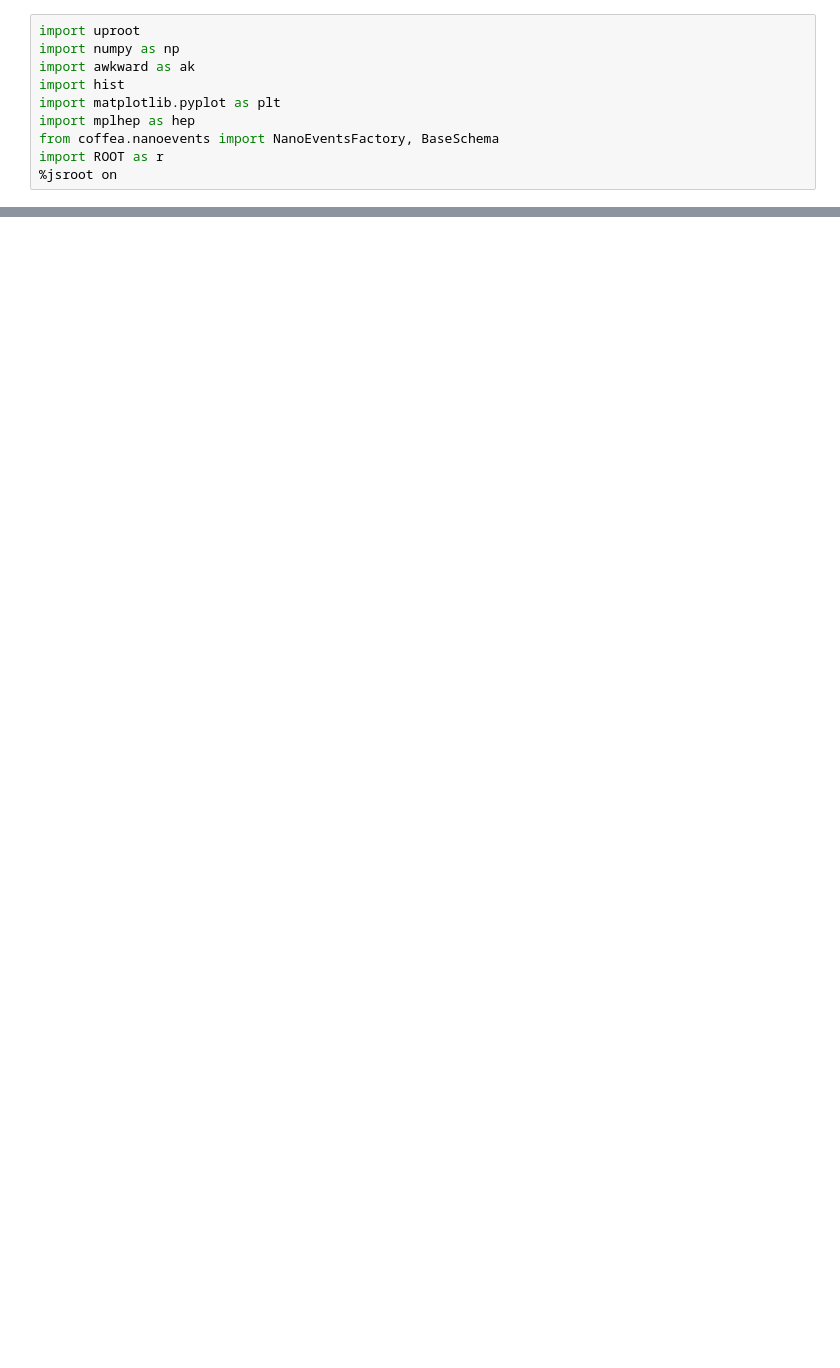
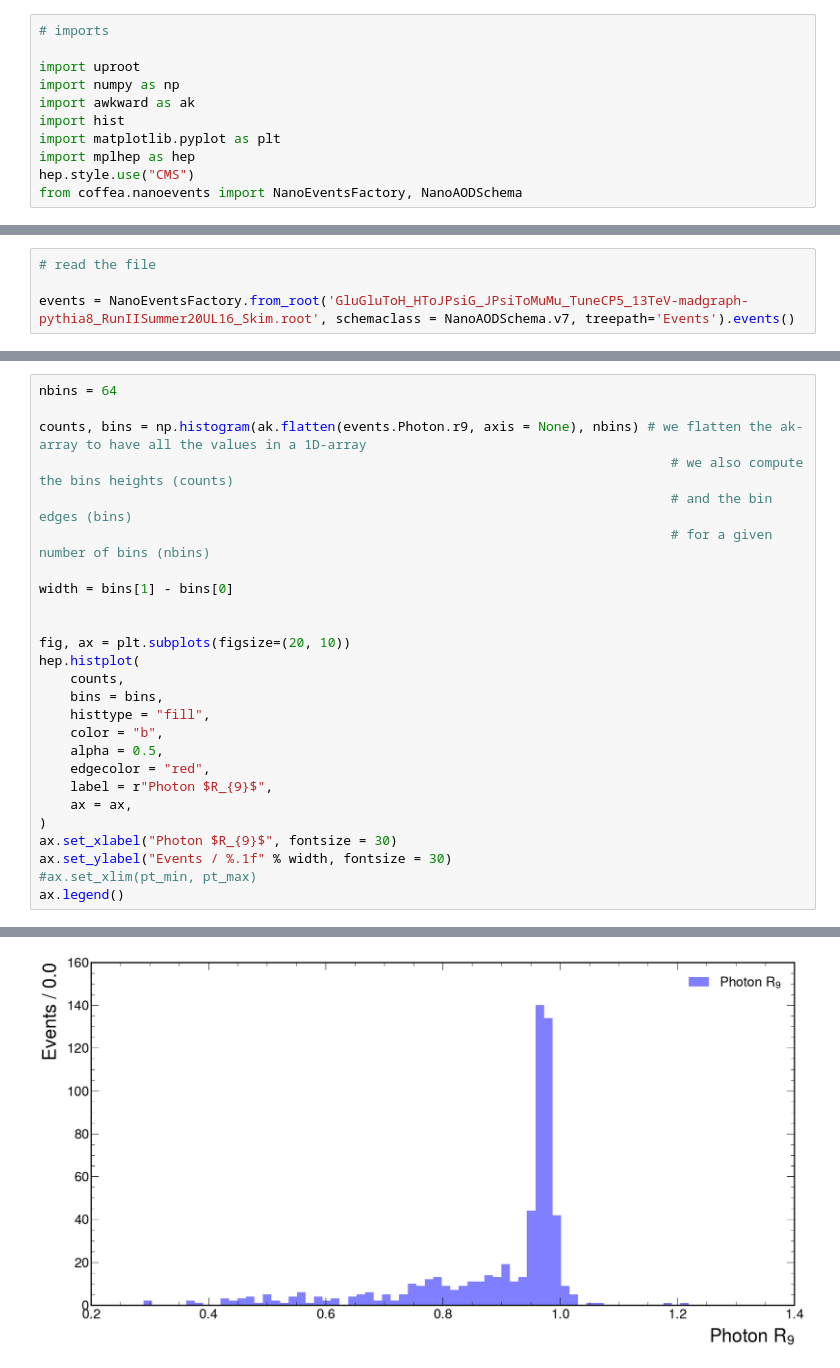
Before and after one commit to javivilladamigo/ResearchActivities, a Jupyter notebook: coffeaAnalysis.ipynb, the cells around one changed output, grey strips where cells are left out. Cells and saved outputs as stored; diff of their text form; blank space fills up the shorter version.

```diff
--- a/coffeaAnalysis.ipynb
+++ b/coffeaAnalysis.ipynb
@@ -1,10 +5,11 @@
 # %%
+# imports
+
 import uproot
 import numpy as np
 import awkward as ak
 import hist
 import matplotlib.pyplot as plt
 import mplhep as hep
-from coffea.nanoevents import NanoEventsFactory, BaseSchema
-import ROOT as r
-%jsroot on
+hep.style.use("CMS")
+from coffea.nanoevents import NanoEventsFactory, NanoAODSchema
@@ -20,0 +16,4 @@ TypeError: <cppyy.LowLevelView object at 0x...> cannot be converted into an Awkw
+# %%
+# read the file
+
+events = NanoEventsFactory.from_root('GluGluToH_HToJPsiG_JPsiToMuMu_TuneCP5_13TeV-madgraph-pythia8_RunIISummer20UL16_Skim.root', schemaclass = NanoAODSchema.v7, treepath='Events').events()
@@ -20,0 +153,27 @@ TypeError: <cppyy.LowLevelView object at 0x...> cannot be converted into an Awkw
+# %%
+nbins = 64
+
+counts, bins = np.histogram(ak.flatten(events.Photon.r9, axis = None), nbins) # we flatten the ak-array to have all the values in a 1D-array
+                                                                                 # we also compute the bins heights (counts)
+                                                                                 # and the bin edges (bins)
+                                                                                 # for a given number of bins (nbins)
+
+width = bins[1] - bins[0]
+
+
+fig, ax = plt.subplots(figsize=(20, 10))
+hep.histplot(
+    counts,
+    bins = bins,
+    histtype = "fill",
+    color = "b",
+    alpha = 0.5,
+    edgecolor = "red",
+    label = r"Photon $R_{9}$",
+    ax = ax,
+)
+ax.set_xlabel("Photon $R_{9}$", fontsize = 30)
+ax.set_ylabel("Events / %.1f" % width, fontsize = 30)
+#ax.set_xlim(pt_min, pt_max)
+ax.legend()
+# %% [output]
@@ -20,0 +181 @@ TypeError: <cppyy.LowLevelView object at 0x...> cannot be converted into an Awkw
+[figure, added]
```
Also changed, not shown: parts of 28 cells of this notebook.
